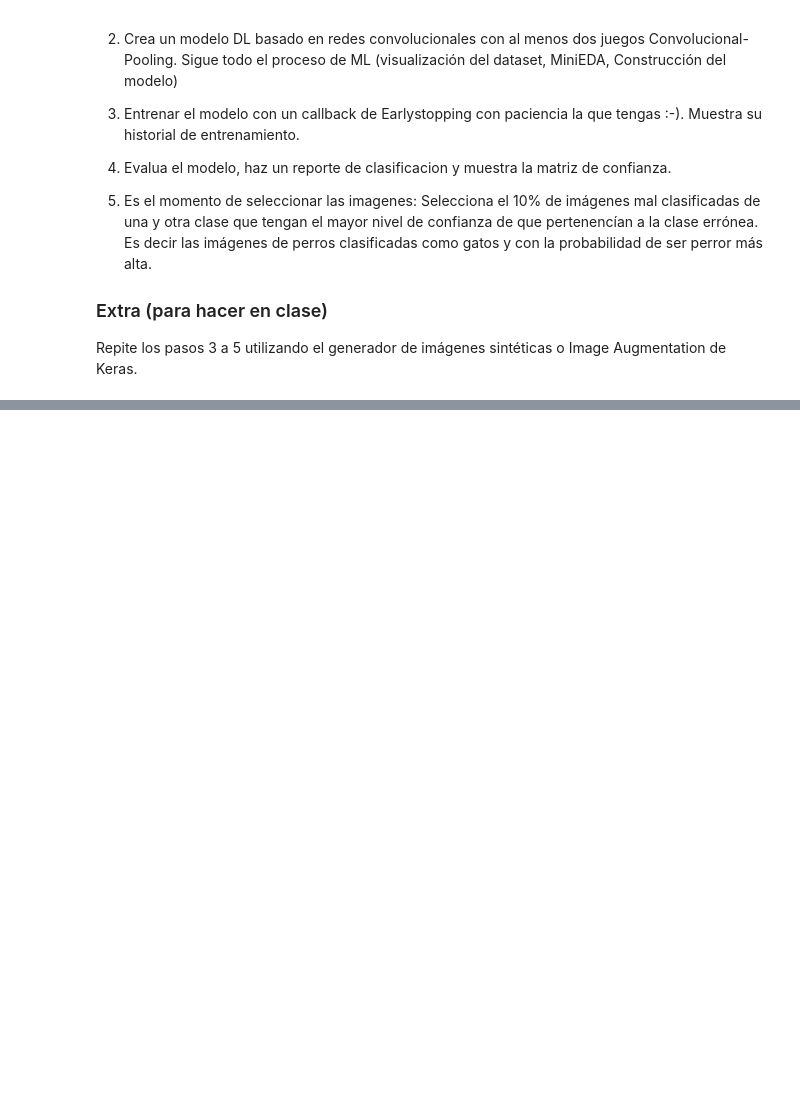
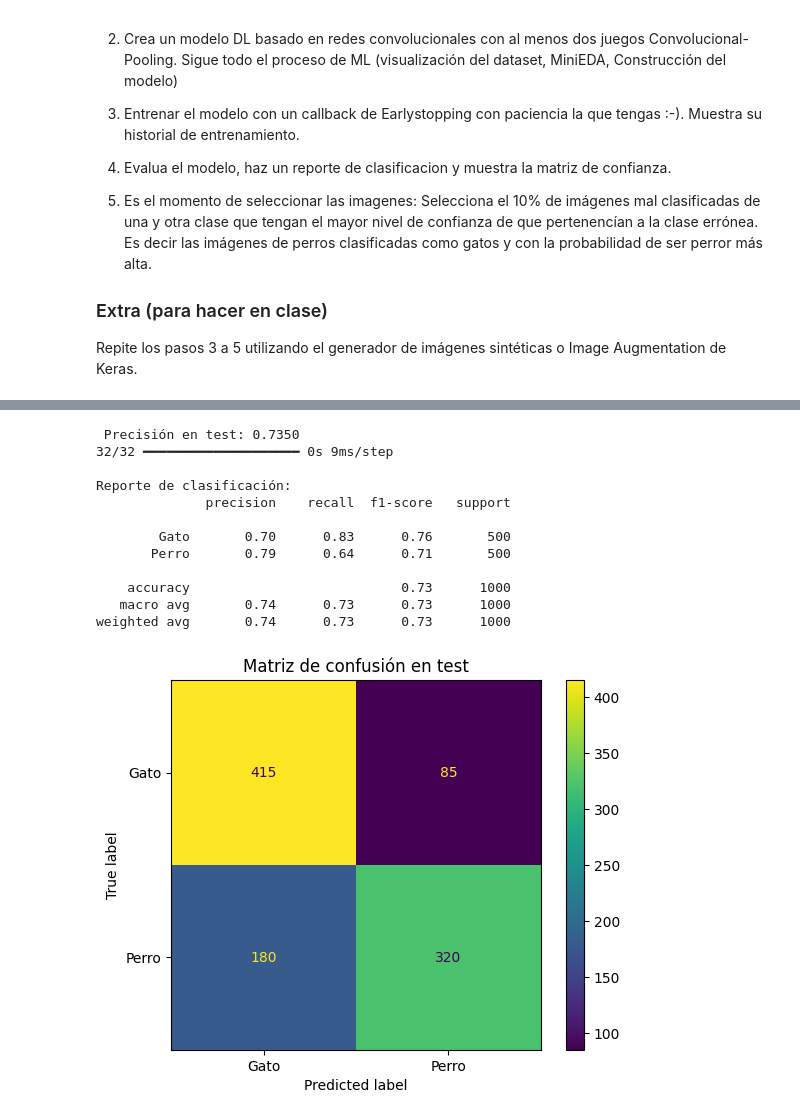
Before and after one commit to Deivid-Jimenez/ONLINE_DS_THEBRIDGE_Deivid-Jimenez, a Jupyter notebook: Sprint_16/Unidad_01_Deep_Learning_CNN_Redes_Convolucionales/Practica_Obligatoria/18_Practica_Obligatoria_CNN_Redes_Convolucionales.ipynb, the cells around one changed output, grey strips where cells are left out. Saved outputs shown, nothing was run; the diff lists cells and outputs as text; code cells hidden in the pictures; blank space fills up the shorter version.

```diff
--- a/Sprint_16/Unidad_01_Deep_Learning_CNN_Redes_Convolucionales/Practica_Obligatoria/18_Practica_Obligatoria_CNN_Redes_Convolucionales.ipynb
+++ b/Sprint_16/Unidad_01_Deep_Learning_CNN_Redes_Convolucionales/Practica_Obligatoria/18_Practica_Obligatoria_CNN_Redes_Convolucionales.ipynb
@@ -52,0 +143,28 @@ Repite los pasos 3 a 5 utilizando el generador de imágenes sintéticas o Image
+# %%
+model = Sequential([
+    # Primer bloque Conv + Pool
+    Conv2D(32, (3, 3), activation='relu', input_shape=(32, 32, 3)),
+    MaxPooling2D(pool_size=(2, 2)),
+
+    # Segundo bloque Conv + Pool
+    Conv2D(64, (3, 3), activation='relu'),
+    MaxPooling2D(pool_size=(2, 2)),
+
+    # Clasificador denso
+    Flatten(),
+    Dense(128, activation='relu'),
+    Dropout(0.5),
+    Dense(2, activation='softmax')
+])
+# %%
+# Compilar modelo
+model.compile(optimizer='adam',
+              loss='categorical_crossentropy',
+              metrics=['accuracy'])
+
+# Entrenamiento
+history = model.fit(X_train_norm, y_train_cat,
+                    epochs=10,
+                    batch_size=32,
+                    validation_split=0.2,
+                    verbose=1)
@@ -52,0 +192,31 @@ Repite los pasos 3 a 5 utilizando el generador de imágenes sintéticas o Image
+# %%
+# Evaluación
+test_loss, test_acc = model.evaluate(X_test_norm, y_test_cat, verbose=0)
+print(f" Precisión en test: {test_acc:.4f}")
+
+# Predicciones
+y_pred = model.predict(X_test_norm)
+y_pred_classes = y_pred.argmax(axis=1)
+
+# Reporte de clasificación
+print("\nReporte de clasificación:")
+print(classification_report(y_test, y_pred_classes, target_names=["Gato", "Perro"]))
+
+# Matriz de confusión
+ConfusionMatrixDisplay.from_predictions(y_test, y_pred_classes, display_labels=["Gato", "Perro"])
+plt.title("Matriz de confusión en test")
+plt.show()
+# %% [output]
+ Precisión en test: 0.7350
+32/32 ━━━━━━━━━━━━━━━━━━━━ 0s 9ms/step
+
+Reporte de clasificación:
+              precision    recall  f1-score   support
+
+        Gato       0.70      0.83      0.76       500
+       Perro       0.79      0.64      0.71       500
+
+    accuracy                           0.73      1000
+   macro avg       0.74      0.73      0.73      1000
+weighted avg       0.74      0.73      0.73      1000
+[figure, added]
```
Also changed, not shown: parts of 8 cells of this notebook, 1 other file.
